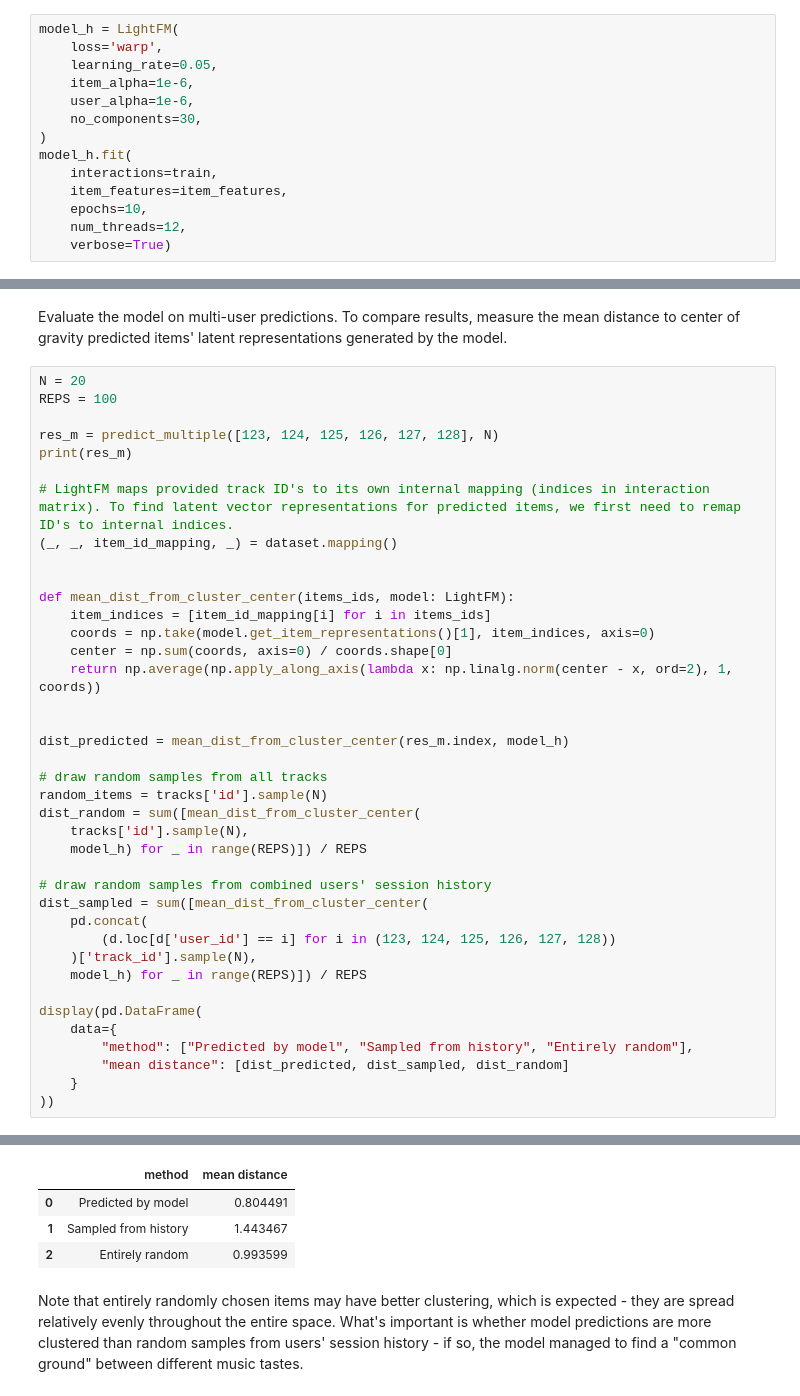
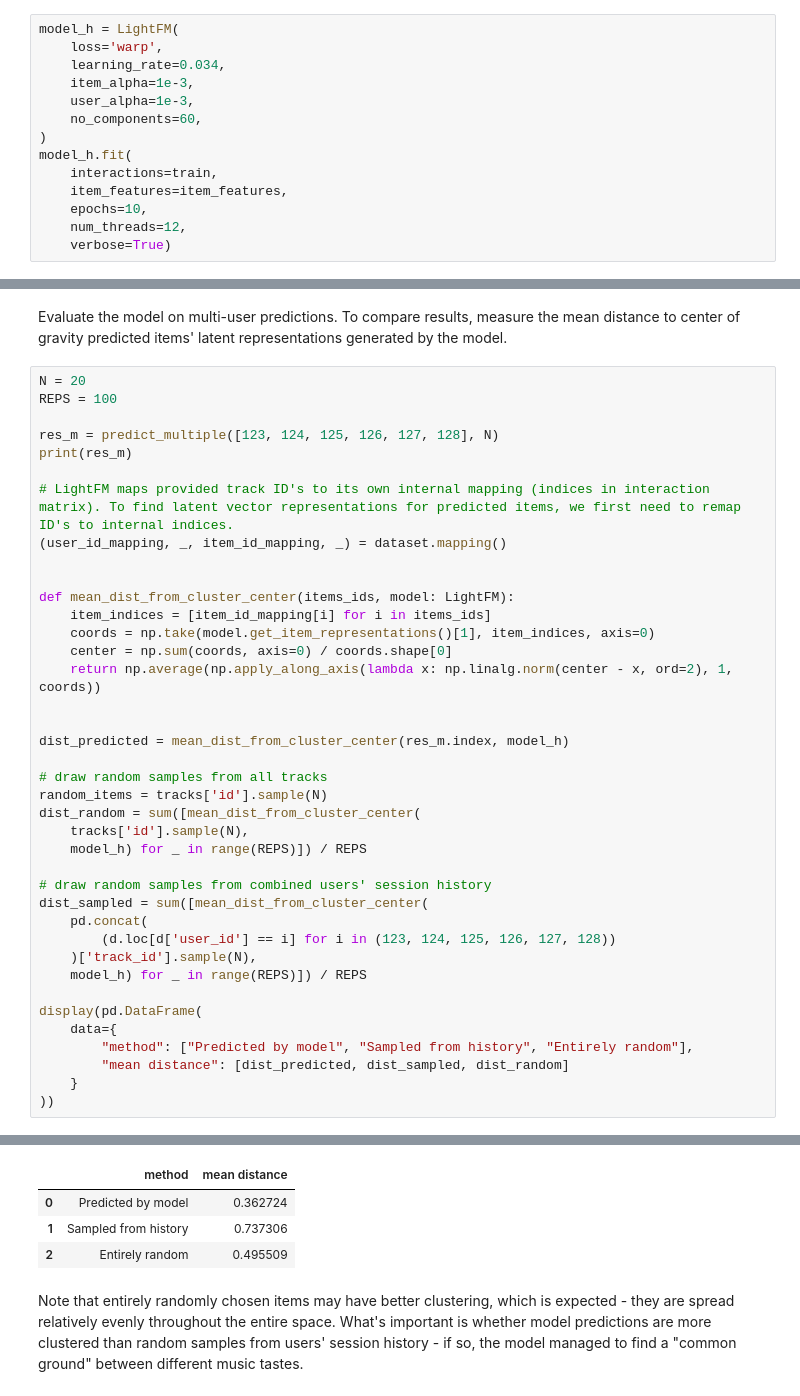
Before and after one commit to SNURTEL/fm-playlist-recommender, a Jupyter notebook: src/example.ipynb, the cells around one changed output, grey strips where cells are left out. Cells and saved outputs as stored; diff of their text form.

```diff
--- a/src/example.ipynb
+++ b/src/example.ipynb
@@ -205,10 +210,10 @@ Train the model.
 # %%
 model_h = LightFM(
     loss='warp',
-    learning_rate=0.05,
-    item_alpha=1e-6,
-    user_alpha=1e-6,
-    no_components=30,
+    learning_rate=0.034,
+    item_alpha=1e-3,
+    user_alpha=1e-3,
+    no_components=60,
 )
 model_h.fit(
     interactions=train,
@@ -391,7 +396,7 @@ res_m = predict_multiple([123, 124, 125, 126, 127, 128], N)
 print(res_m)
 
 # LightFM maps provided track ID's to its own internal mapping (indices in interaction matrix). To find latent vector representations for predicted items, we first need to remap ID's to internal indices.
-(_, _, item_id_mapping, _) = dataset.mapping()
+(user_id_mapping, _, item_id_mapping, _) = dataset.mapping()
 
 
 def mean_dist_from_cluster_center(items_ids, model: LightFM):
@@ -442,8 +447,8 @@ id
 dtype: float64
 |  | method | mean distance |
-| 0 | Predicted by model | 0.804491 |
-| 1 | Sampled from history | 1.443467 |
-| 2 | Entirely random | 0.993599 |
+| 0 | Predicted by model | 0.362724 |
+| 1 | Sampled from history | 0.737306 |
+| 2 | Entirely random | 0.495509 |
 # %% [markdown]
 Note that entirely randomly chosen items may have better clustering, which is expected - they are spread relatively evenly throughout the entire space. What's important is whether model predictions are more clustered than random samples from users' session history - if so, the model managed to find a "common ground" between different music tastes.
 # %% [markdown]
```
Also changed, not shown: parts of 16 cells of this notebook, 9 other files.
